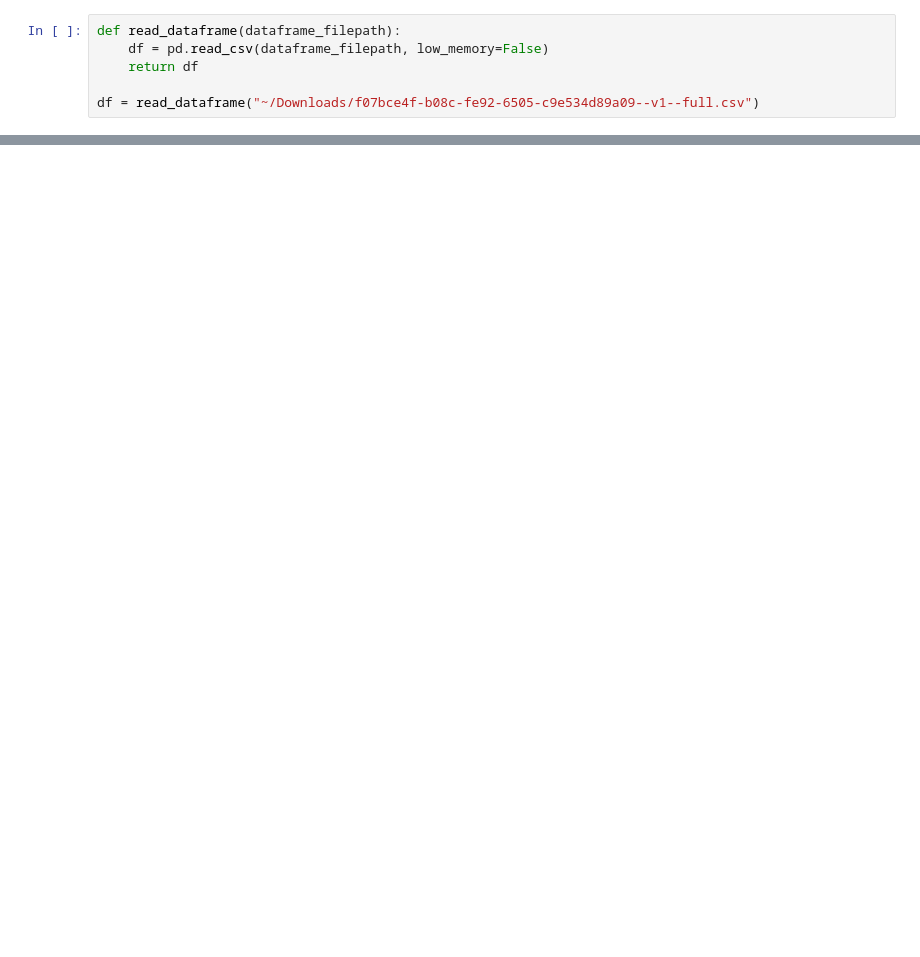
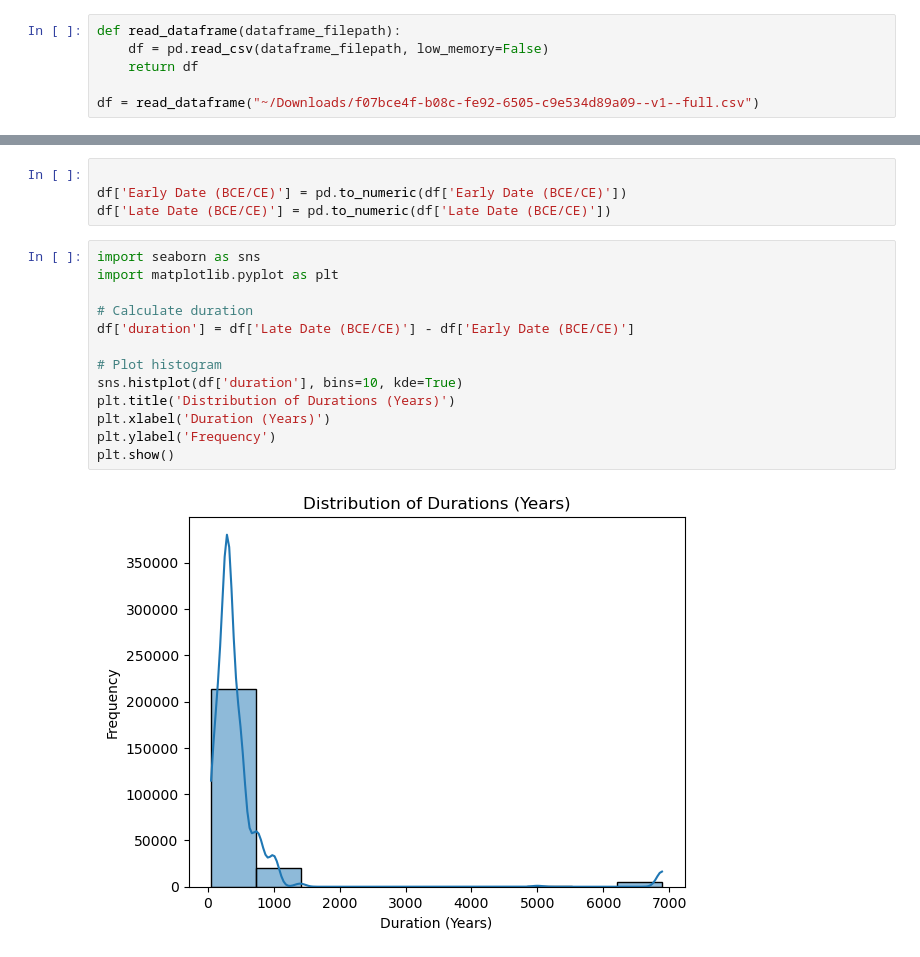
Before and after one commit to MoonCake98/zooarcheology_datadashboard, a Jupyter notebook: logbook/logbook.ipynb, the cells around one changed output, grey strips where cells are left out. Cells and saved outputs as stored; diff of their text form; blank space fills up the shorter version.

```diff
--- a/logbook/logbook.ipynb
+++ b/logbook/logbook.ipynb
@@ -184,0 +155,19 @@ plt.bar(list(df_uniques.index), list((df.count()/239320) * 100), color ='maroon'
+# %%
+
+df['Early Date (BCE/CE)'] = pd.to_numeric(df['Early Date (BCE/CE)'])
+df['Late Date (BCE/CE)'] = pd.to_numeric(df['Late Date (BCE/CE)'])
+# %%
+import seaborn as sns
+import matplotlib.pyplot as plt
+
+# Calculate duration
+df['duration'] = df['Late Date (BCE/CE)'] - df['Early Date (BCE/CE)']
+
+# Plot histogram
+sns.histplot(df['duration'], bins=10, kde=True)
+plt.title('Distribution of Durations (Years)')
+plt.xlabel('Duration (Years)')
+plt.ylabel('Frequency')
+plt.show()
+# %% [output]
+[figure, added]
```
Also changed, not shown: parts of 32 cells of this notebook.
